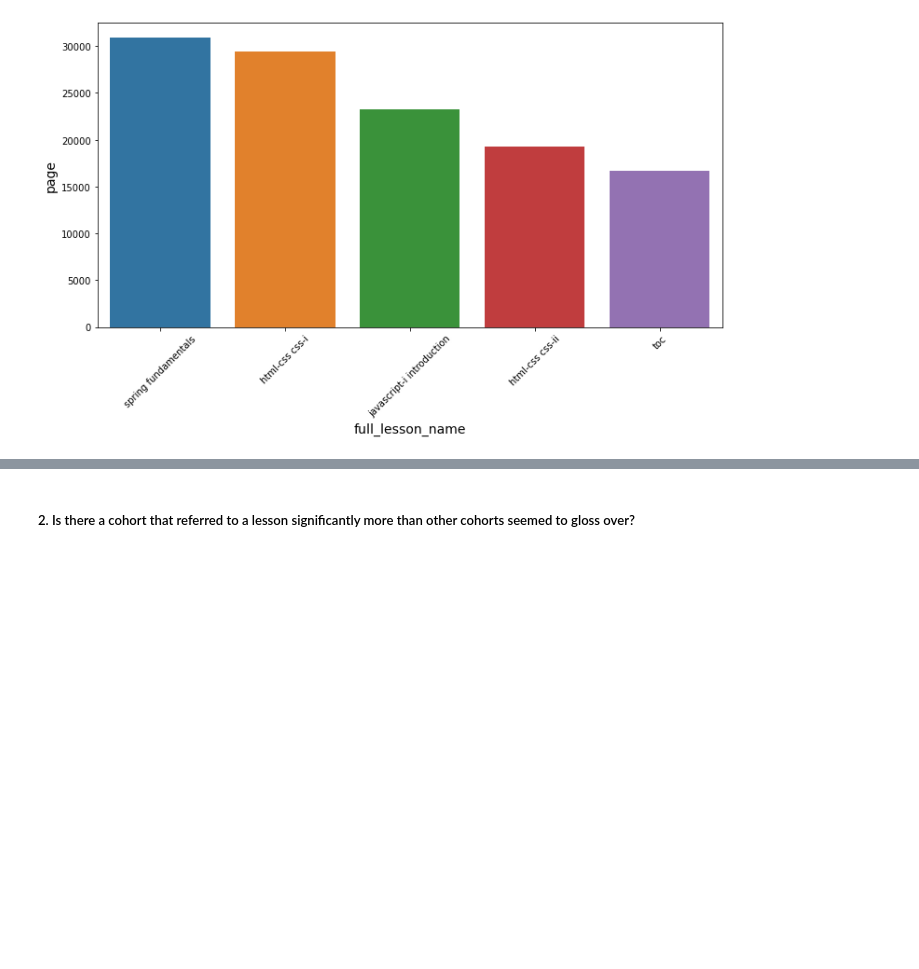
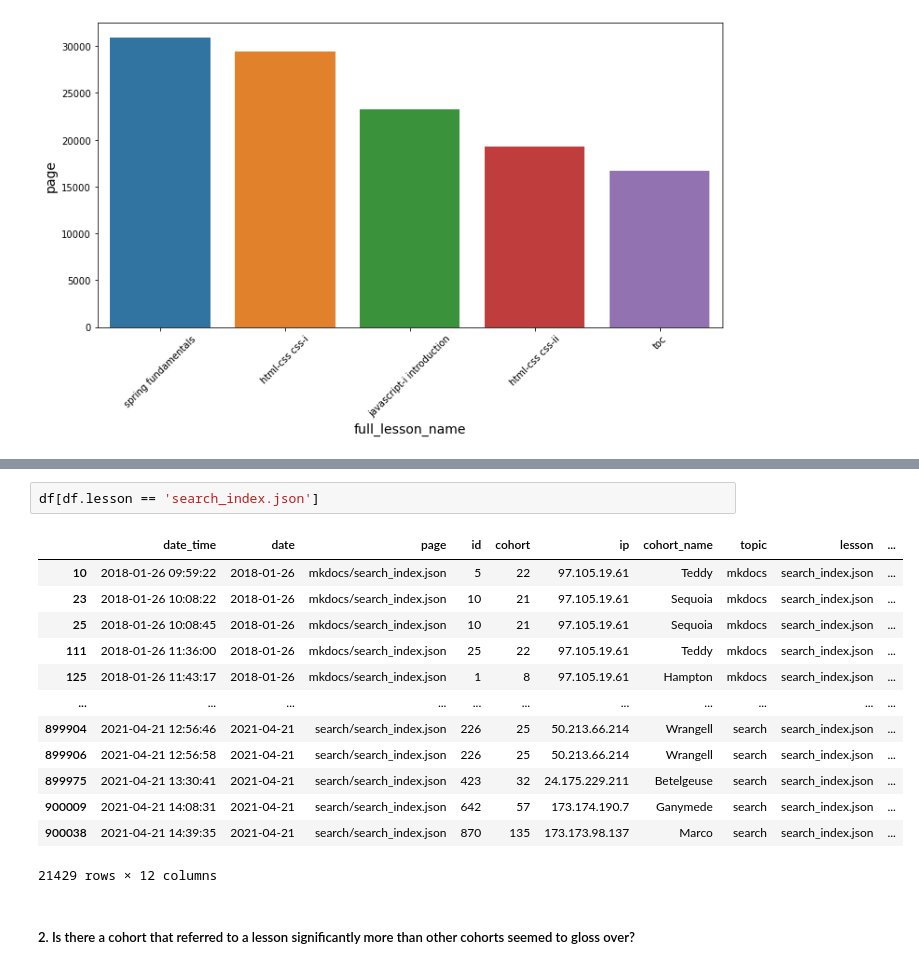
Before and after one commit to anomaly-detection-mirzahani/project, a Jupyter notebook: final-notebook.ipynb, the cells around one changed output, grey strips where cells are left out. Saved outputs shown, nothing was run; the diff lists cells and outputs as text; blank space fills up the shorter version.

```diff
--- a/final-notebook.ipynb
+++ b/final-notebook.ipynb
@@ -33,3 +37,19 @@ ex.viz_top_lessons_ds()
+# %%
+df[df.lesson == 'search_index.json']
+# %% [output]
+|  | date_time | date | page | id | cohort | ip | cohort_name | topic | lesson | ... |
+| 10 | 2018-01-26 09:59:22 | 2018-01-26 | mkdocs/search_index.json | 5 | 22 | 97.105.19.61 | Teddy | mkdocs | search_index.json | ... |
+| 23 | 2018-01-26 10:08:22 | 2018-01-26 | mkdocs/search_index.json | 10 | 21 | 97.105.19.61 | Sequoia | mkdocs | search_index.json | ... |
+| 25 | 2018-01-26 10:08:45 | 2018-01-26 | mkdocs/search_index.json | 10 | 21 | 97.105.19.61 | Sequoia | mkdocs | search_index.json | ... |
+| 111 | 2018-01-26 11:36:00 | 2018-01-26 | mkdocs/search_index.json | 25 | 22 | 97.105.19.61 | Teddy | mkdocs | search_index.json | ... |
+| 125 | 2018-01-26 11:43:17 | 2018-01-26 | mkdocs/search_index.json | 1 | 8 | 97.105.19.61 | Hampton | mkdocs | search_index.json | ... |
+| ... | ... | ... | ... | ... | ... | ... | ... | ... | ... | ... |
+| 899904 | 2021-04-21 12:56:46 | 2021-04-21 | search/search_index.json | 226 | 25 | 50.213.66.214 | Wrangell | search | search_index.json | ... |
+| 899906 | 2021-04-21 12:56:58 | 2021-04-21 | search/search_index.json | 226 | 25 | 50.213.66.214 | Wrangell | search | search_index.json | ... |
+| 899975 | 2021-04-21 13:30:41 | 2021-04-21 | search/search_index.json | 423 | 32 | 24.175.229.211 | Betelgeuse | search | search_index.json | ... |
+| 900009 | 2021-04-21 14:08:31 | 2021-04-21 | search/search_index.json | 642 | 57 | 173.174.190.7 | Ganymede | search | search_index.json | ... |
+| 900038 | 2021-04-21 14:39:35 | 2021-04-21 | search/search_index.json | 870 | 135 | 173.173.98.137 | Marco | search | search_index.json | ... |
+21429 rows × 12 columns
 # %% [markdown]
 ##### 2. Is there a cohort that referred to a lesson significantly more than other cohorts seemed to gloss over?
 # %%
```
Also changed, not shown: parts of 2 cells of this notebook.
